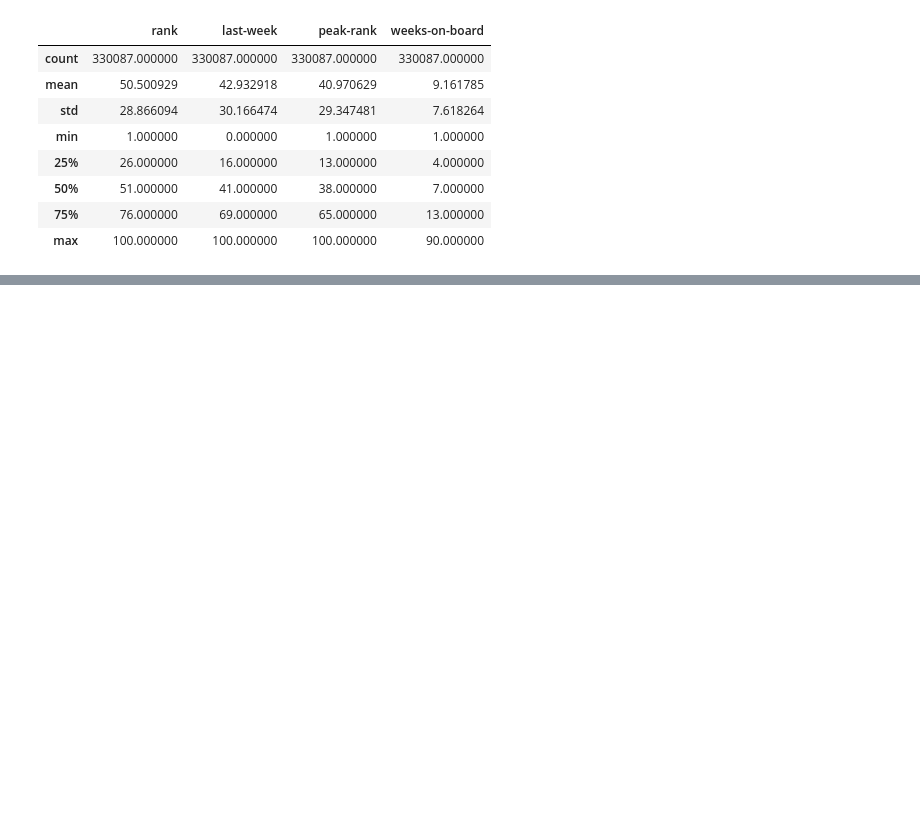
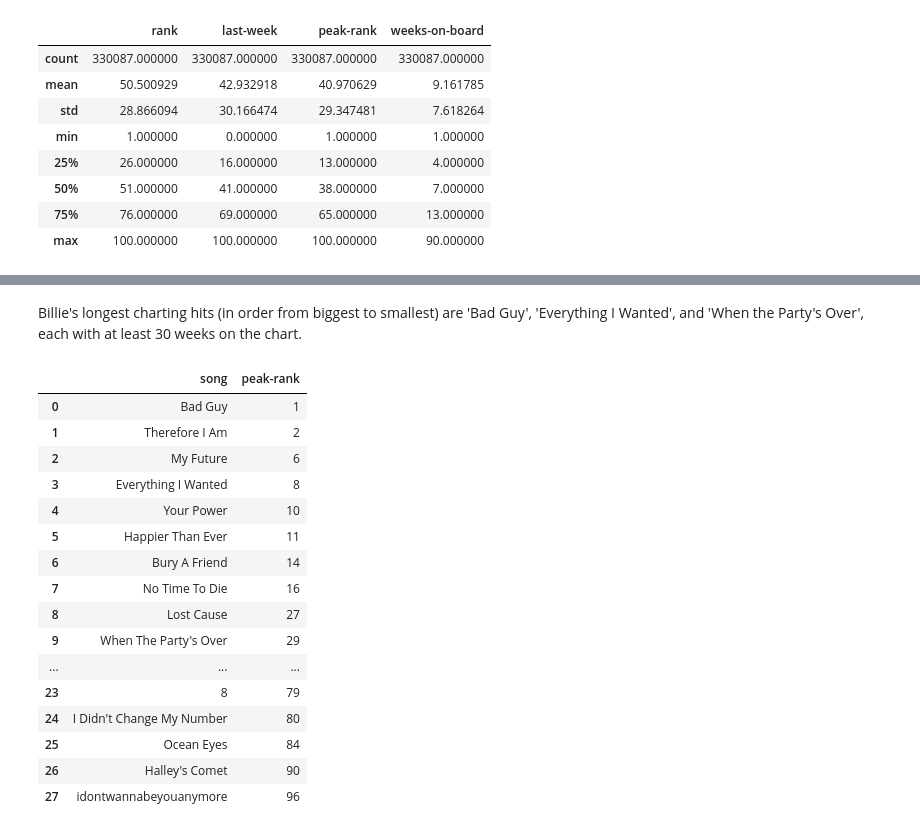
Before and after one commit to t-primero/billboard-chart-analysis, a Jupyter notebook: billboard.ipynb, the cells around one changed output, grey strips where cells are left out. Saved outputs shown, nothing was run; the diff lists cells and outputs as text; code cells hidden in the pictures; blank space fills up the shorter version.

```diff
--- a/billboard.ipynb
+++ b/billboard.ipynb
@@ -118,0 +175,24 @@ t
+# %% [markdown]
+Billie's longest charting hits (in order from biggest to smallest) are 'Bad Guy', 'Everything I Wanted', and 'When the Party's Over', each with at least 30 weeks on the chart.
+# %%
+peak_ranks = be_top_100.groupby('song')['peak-rank'].min().sort_values(ascending=True).reset_index()
+# %%
+peak_ranks
+# %% [output]
+|  | song | peak-rank |
+| 0 | Bad Guy | 1 |
+| 1 | Therefore I Am | 2 |
+| 2 | My Future | 6 |
+| 3 | Everything I Wanted | 8 |
+| 4 | Your Power | 10 |
+| 5 | Happier Than Ever | 11 |
+| 6 | Bury A Friend | 14 |
+| 7 | No Time To Die | 16 |
+| 8 | Lost Cause | 27 |
+| 9 | When The Party's Over | 29 |
+| ... | ... | ... |
+| 23 | 8 | 79 |
+| 24 | I Didn't Change My Number | 80 |
+| 25 | Ocean Eyes | 84 |
+| 26 | Halley's Comet | 90 |
+| 27 | idontwannabeyouanymore | 96 |
```
Also changed, not shown: parts of 24 cells of this notebook.
